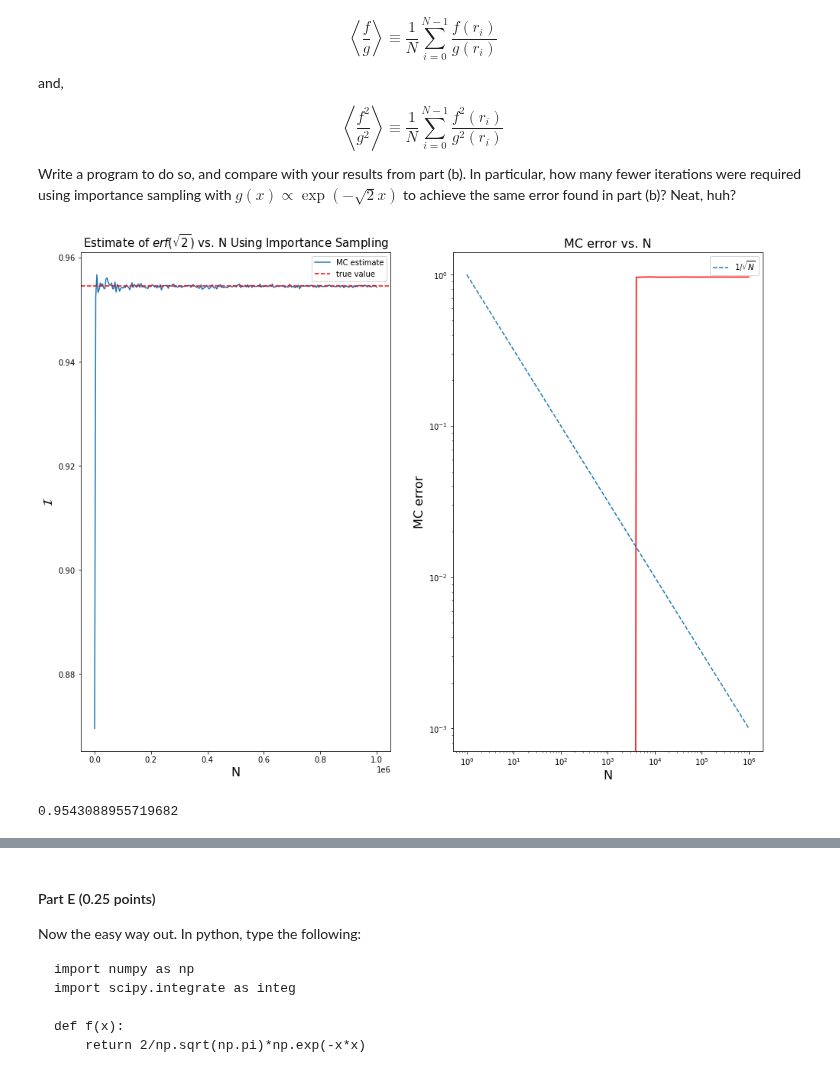
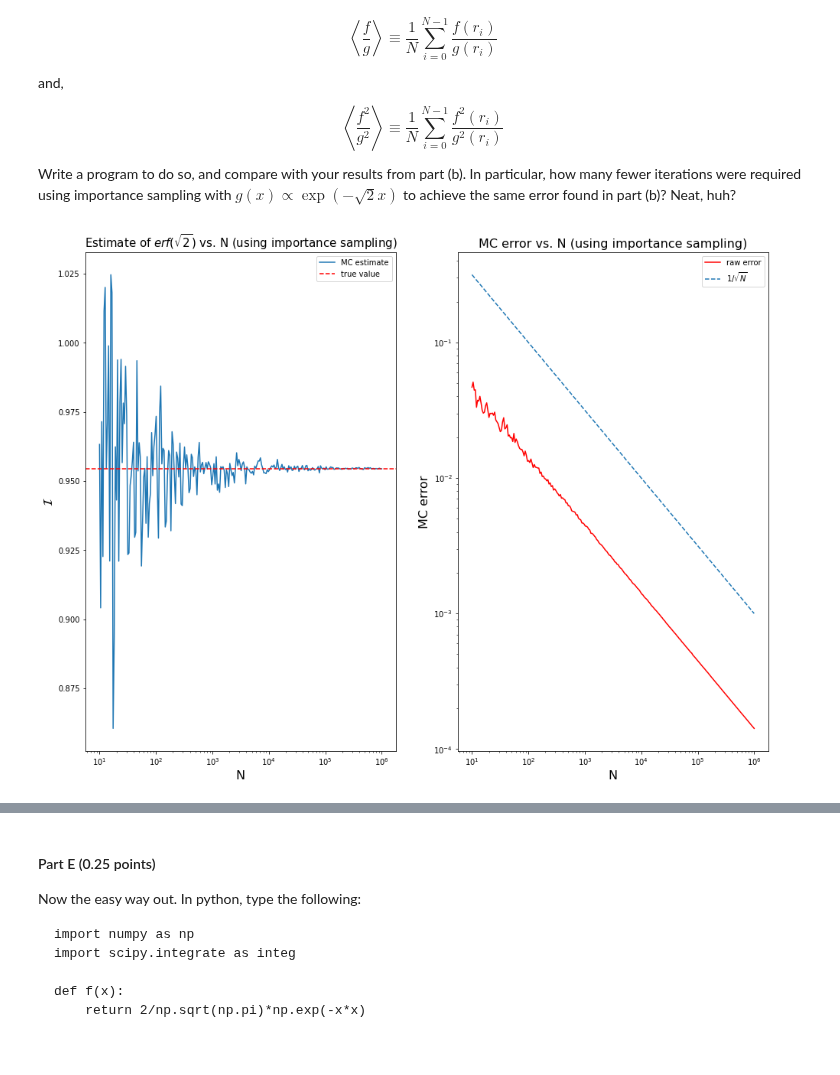
Before and after one commit to m4ese/astroResearchMethods, a Jupyter notebook: Forese_Slav_Assignment_4.ipynb, the cells around one changed output, grey strips where cells are left out. Drawn from its saved outputs; the diff is of its cells as text; code cells hidden in the pictures.

Commit message:
fixed error plots for part 1, initial solution for 2.a and b

```diff
--- a/Forese_Slav_Assignment_4.ipynb
+++ b/Forese_Slav_Assignment_4.ipynb
@@ -122,13 +122,13 @@ def monte_carlo(a,b,num_samples):
 
     return (I,error)
 # %%
-Ns = np.linspace(1,1e6,250)
+Ns = np.logspace(1,6,base = 10,num=250)
+#print(Ns)
 estimates = np.zeros(Ns.size)
 errors = np.zeros(Ns.size)
 a = 0
 b = np.sqrt(2)
 
-
 for i in range(len(Ns)):
     N = int(Ns[i])
     #print(N)
@@ -243,7 +265,7 @@ def importance_monte_carlo(a,b,num_samples):
     g_evals = g(rand_rs)
 
     f_g_av = sum(f_evals/g_evals)/num_samples
-    f_g_squared = sum((f_evals/g_evals)**2)
+    f_g_squared = sum((f_evals**2/g_evals**2))/num_samples
 
     I =f_g_av
 
@@ -252,7 +274,7 @@ def importance_monte_carlo(a,b,num_samples):
 
     return (I,error)
 # %%
-Ns_imp = np.linspace(1,1e6,250)
+Ns_imp = np.logspace(1,6,250)
 estimates_imp = np.zeros(Ns.size)
 errors_imp = np.zeros(Ns.size)
 a = 0
@@ -264,36 +286,35 @@ for i in range(len(Ns)):
 # %%
 plt.figure(figsize = (16,12))
 
 ax_1 = plt.subplot(121)
 
 plt.plot(Ns_imp,estimates_imp,label = 'MC estimate')
 plt.axhline(special.erf(np.sqrt(2)),linestyle ='--',c = 'r',label = 'true value')
 
-#ax_1.set_ylim(0.98,1.01)
-ax_1.set_title(r'Estimate of $erf(\sqrt{2})$ vs. N Using Importance Sampling',fontsize = 15)
+
+ax_1.set_title(r'Estimate of $erf(\sqrt{2})$ vs. N (using importance sampling)',fontsize = 15)
 ax_1.set_xlabel('N',fontsize = 16)
 ax_1.set_ylabel(r'$\mathcal{I}$',fontsize = 16)
+
+ax_1.set_xscale('log',basex=10)
 ax_1.legend()
 
 ax_2 = plt.subplot(122)
 
-decay_rate = [np.sqrt(1 / int(N)) for N in Ns_imp]
+decay_rate = [np.sqrt(1 / N) for N in Ns_imp]
 
-plt.plot(Ns_imp,errors_imp,c = 'r')
+plt.plot(Ns_imp,errors_imp,c = 'r',label='raw error')
 plt.plot(Ns_imp,decay_rate,linestyle = '--',label =r'1/$\sqrt{N}$')
 ax_2.set_xscale('log',basex = 10)
 ax_2.set_yscale('log',basey = 10)
 
 ax_2.set_xlabel('N',fontsize = 16)
 ax_2.set_ylabel('MC error',fontsize = 16)
-ax_2.set_title('MC error vs. N',fontsize = 16)
+ax_2.set_title('MC error vs. N (using importance sampling)',fontsize = 16)
 
 #ax_2.set_ylim(1e-4,0.1)
 ax_2.legend()
 plt.show()
-
-print(estimates_imp[-1])
 # %% [output]
-[figure, old version]
+[figure, new version]
-0.9543088955719682
 # %%
```
Also changed, not shown: parts of 17 cells of this notebook.
